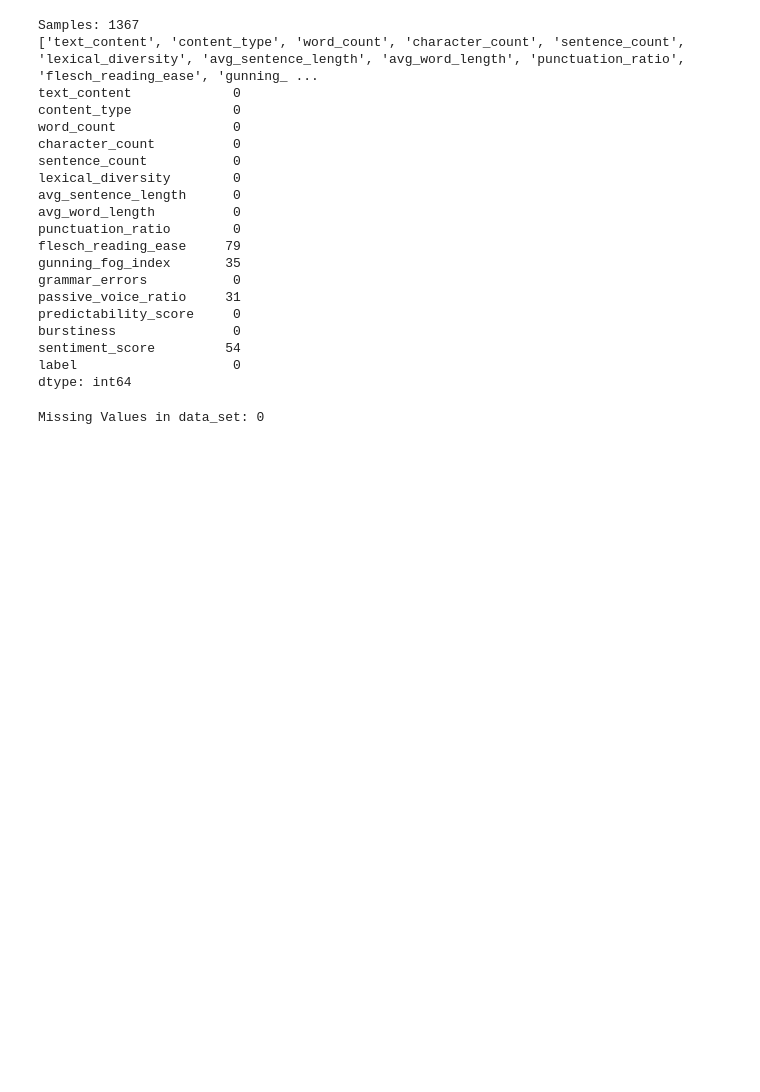
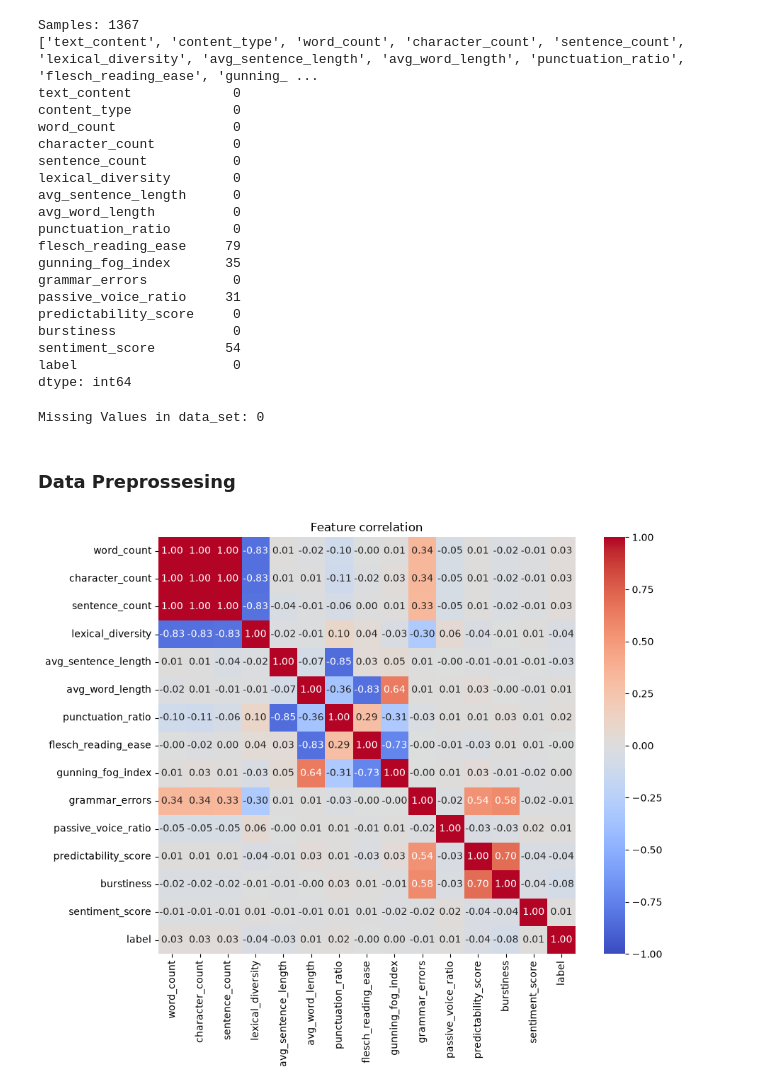
Before and after one commit to Andreas-Papas-06/cs_325_project, a Jupyter notebook: src/main.ipynb, the cells around one changed output. Drawn from its saved outputs; the diff is of its cells as text; code cells hidden in the pictures; blank space fills up the shorter version.

Commit message:
correlation matrix

```diff
--- a/src/main.ipynb
+++ b/src/main.ipynb
@@ -48,2 +51,20 @@ print(f'Missing Values in data_set: {missing}')
 # %% [output]
 Missing Values in data_set: 0
+# %% [markdown]
+### Data Preprossesing
+# %%
+data_set = pd.read_csv('../data/clean_data.csv')
+
+def plot_correlation(data):
+    data = data.select_dtypes(include='number')
+    corr = data.corr(numeric_only=True)
+
+    plt.figure(figsize=(10, 8))
+    sns.heatmap(corr, annot=True, fmt=".2f", cmap="coolwarm",
+                center=0, vmin=-1, vmax=1, square=True)
+    plt.title("Feature correlation")
+    plt.tight_layout()
+    plt.show()
+plot_correlation(data_set)
+# %% [output]
+[figure, added]
```
Also changed, not shown: parts of 3 cells of this notebook, 1 other file.
